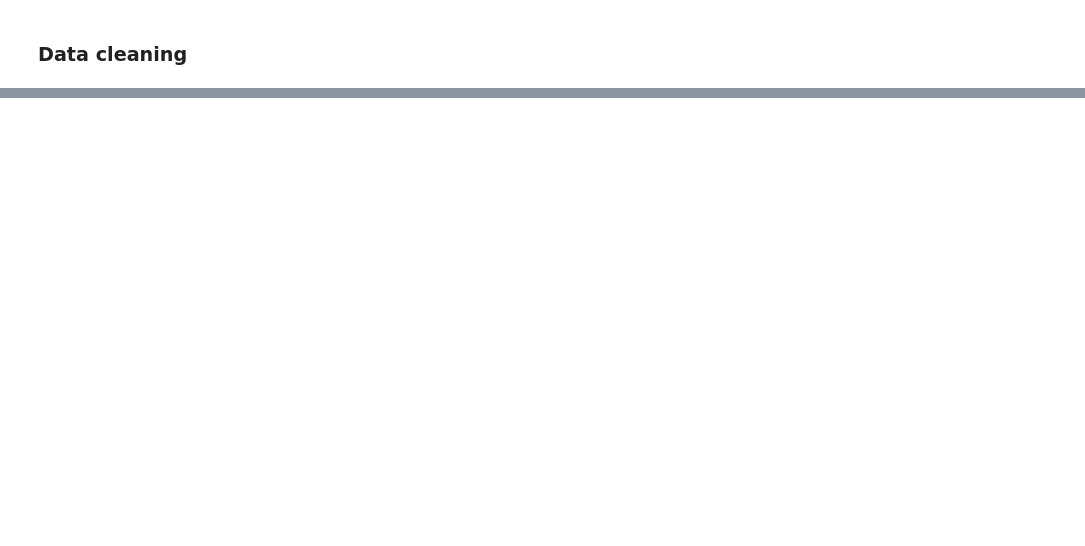
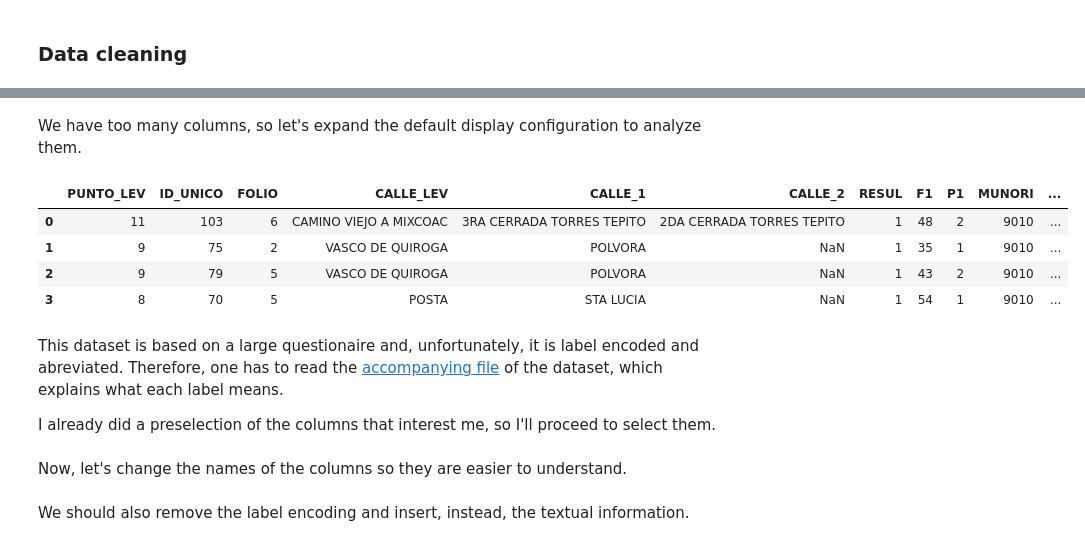
Before and after one commit to FranciscoGalan/Bicycle_Commuting_Mexico_City, a Jupyter notebook: main.ipynb, the cells around one changed output, grey strips where cells are left out. Cells and saved outputs as stored; diff of their text form; code cells hidden in the pictures; blank space fills up the shorter version.

```diff
--- a/main.ipynb
+++ b/main.ipynb
@@ -409,4 +424,17 @@ incidentes_final.to_csv('Data/incidentes_final.csv', index=False)
+# %% [markdown]
+We have too many columns, so let's expand the default display configuration to analyze them.
 # %%
 pd.set_option('display.max_columns', 500)
+estudio.head(4)
+# %% [output]
+|  | PUNTO_LEV | ID_UNICO | FOLIO | CALLE_LEV | CALLE_1 | CALLE_2 | RESUL | F1 | P1 | MUNORI | ... |
+| 0 | 11 | 103 | 6 | CAMINO VIEJO A MIXCOAC | 3RA CERRADA TORRES TEPITO | 2DA CERRADA TORRES TEPITO | 1 | 48 | 2 | 9010 | ... |
+| 1 | 9 | 75 | 2 | VASCO DE QUIROGA | POLVORA | NaN | 1 | 35 | 1 | 9010 | ... |
+| 2 | 9 | 79 | 5 | VASCO DE QUIROGA | POLVORA | NaN | 1 | 43 | 2 | 9010 | ... |
+| 3 | 8 | 70 | 5 | POSTA | STA LUCIA | NaN | 1 | 54 | 1 | 9010 | ... |
+# %% [markdown]
+This dataset is based on a large questionaire and, unfortunately, it is label encoded and abreviated. Therefore, one has to read the [accompanying file](https://github.com/FranciscoGalan/Bicycle_Commuting_Mexico_City/blob/main/Data/Diccionario%20Estudio%20de%20Conteo%20Ciclista%202018.csv) of the dataset, which explains what each label means.
+
+I already did a preselection of the columns that interest me, so I'll proceed to select them.
 # %%
 columnas = ['CALLE_LEV', 'F1', 'P1', 'P3', 'P6', 'P15', 'P18', 'P19', 'P20', 'P21_NIVEL', 'P23_1']
@@ -416 +443,3 @@ estudio1 = estudio[columnas]
+# %% [markdown]
+Now, let's change the names of the columns so they are easier to understand.
 # %%
@@ -441,0 +453,2 @@ estudio1['motivo_dejar_bici'] = estudio1['motivo_dejar_bici'].map(dict_motivo_de
+# %% [markdown]
+We should also remove the label encoding and insert, instead, the textual information.
```
Also changed, not shown: parts of 39 cells of this notebook, 2 other files.
